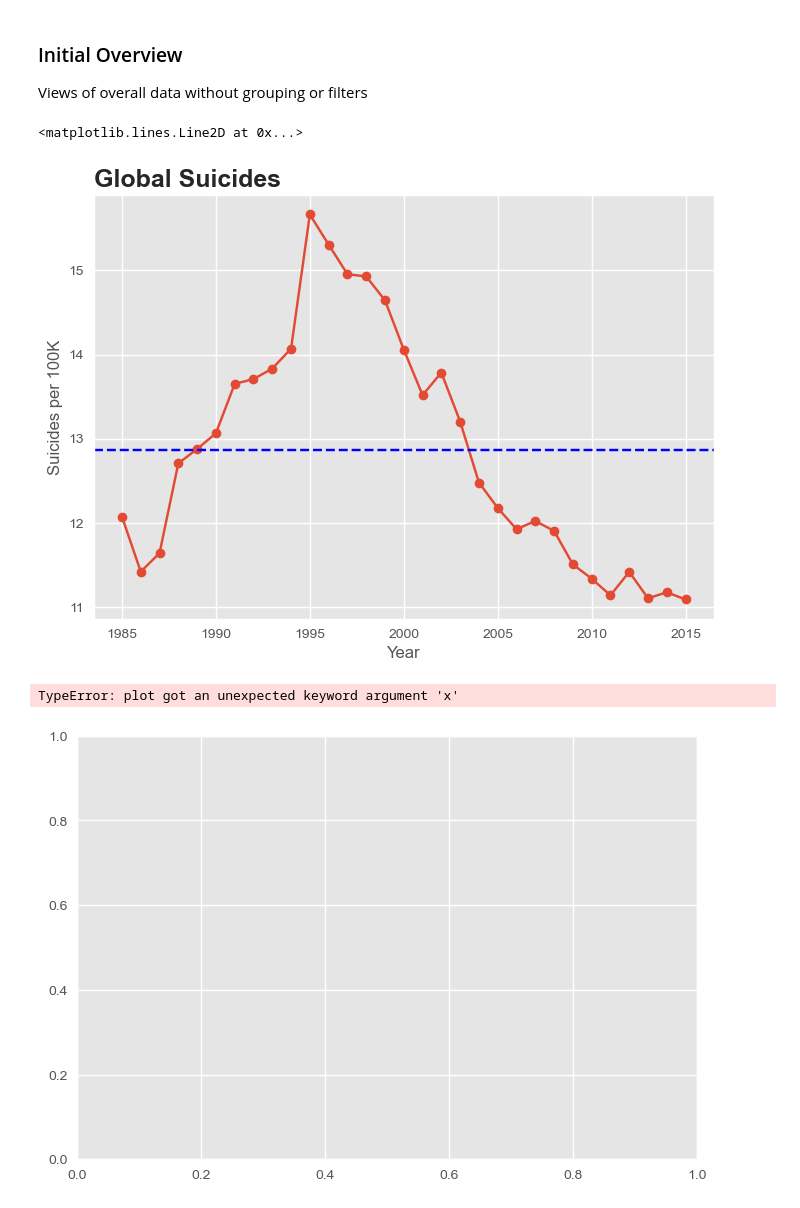
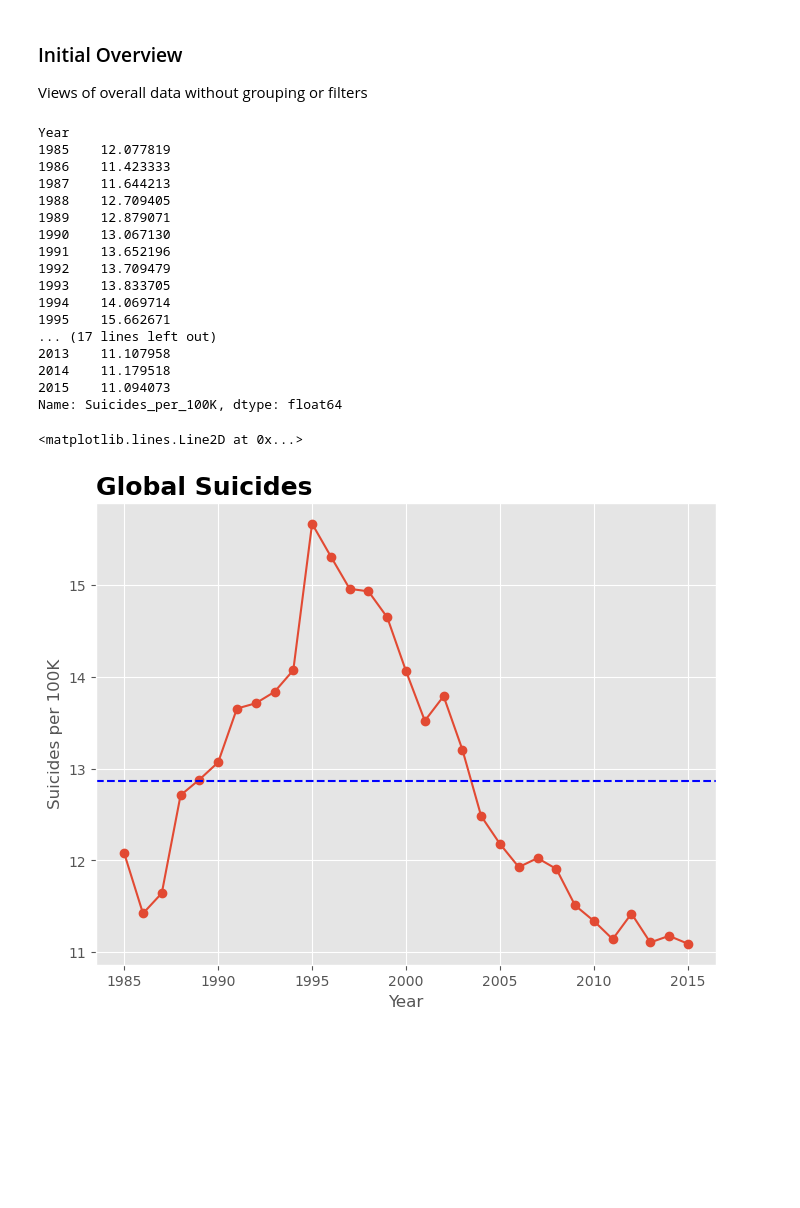
Before and after one commit to JaimeVRodriguez/suicide_rates_eda, a Jupyter notebook: notebooks/suicide_rate_eda.ipynb, the cells around one changed output. Drawn from its saved outputs; the diff is of its cells as text; code cells hidden in the pictures; blank space fills up the shorter version.

```diff
--- a/notebooks/suicide_rate_eda.ipynb
+++ b/notebooks/suicide_rate_eda.ipynb
@@ -80,28 +77,36 @@ Views of overall data without grouping or filters
 # %%
 plt.style.use('ggplot')
 
 per_100_annual_rate = data['Suicides_per_100K'].groupby(data.Year).mean()
 average_per_100_annual = data['Suicides_per_100K'].sum() / data['Suicides_per_100K'].count()
+print(per_100_annual_rate)
 
 
-fig, ax = plt.subplots()
+fig, ax = plt.subplots(figsize=(8,6))
 ax.plot(per_100_annual_rate.index, per_100_annual_rate.values, marker='o')
 
 ax.set_title('Global Suicides', loc='left', fontsize=18, fontweight='bold')
-ax.set_xlabel('Year')
-ax.set_ylabel('Suicides per 100K')
+ax.set_xlabel('Year', fontsize=12, fontweight='medium')
+ax.set_ylabel('Suicides per 100K', fontsize=12, fontweight='medium')
 
 ax.axhline(average_per_100_annual, linestyle='--', color='blue')
 # %% [output]
-<matplotlib.lines.Line2D at 0x...>
+Year
+1985    12.077819
+1986    11.423333
+1987    11.644213
+1988    12.709405
+1989    12.879071
+1990    13.067130
+1991    13.652196
+1992    13.709479
+1993    13.833705
+1994    14.069714
+1995    15.662671
+... (17 lines left out)
+2013    11.107958
+2014    11.179518
+2015    11.094073
+Name: Suicides_per_100K, dtype: float64
+<matplotlib.lines.Line2D at 0x...>
-[figure, old version]
+[figure, new version]
-# %%
-male_female = data.groupby(["Year", "Sex"]).agg("mean").reset_index()
-male_female
-
-fig, ax = plt.subplots()
-
-ax.plot(x=['Year', 'Sex'], y='Suicides_per_100K')
-# %% [output]
-TypeError: plot got an unexpected keyword argument 'x'
-[figure, removed]
```
Also changed, not shown: parts of 2 cells of this notebook, 3 other files.
